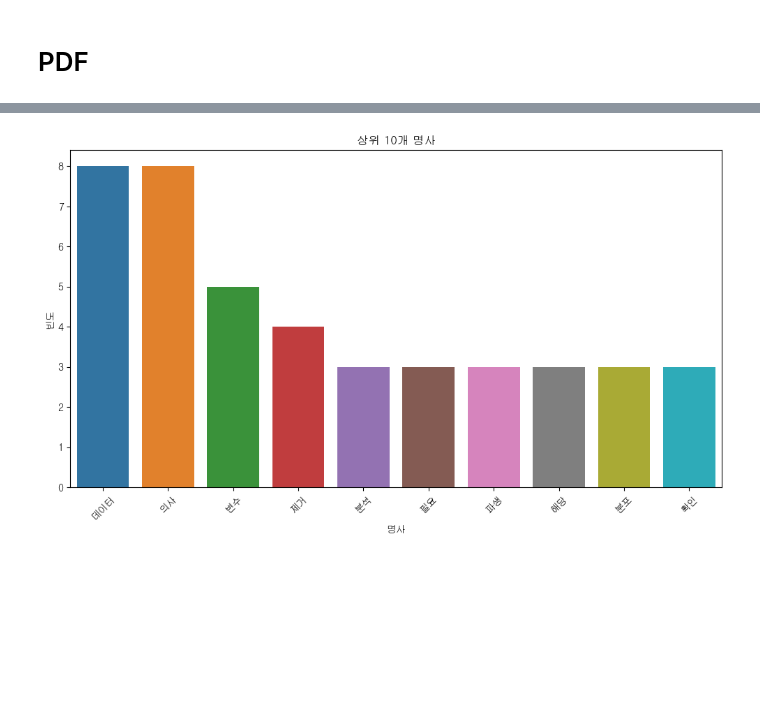
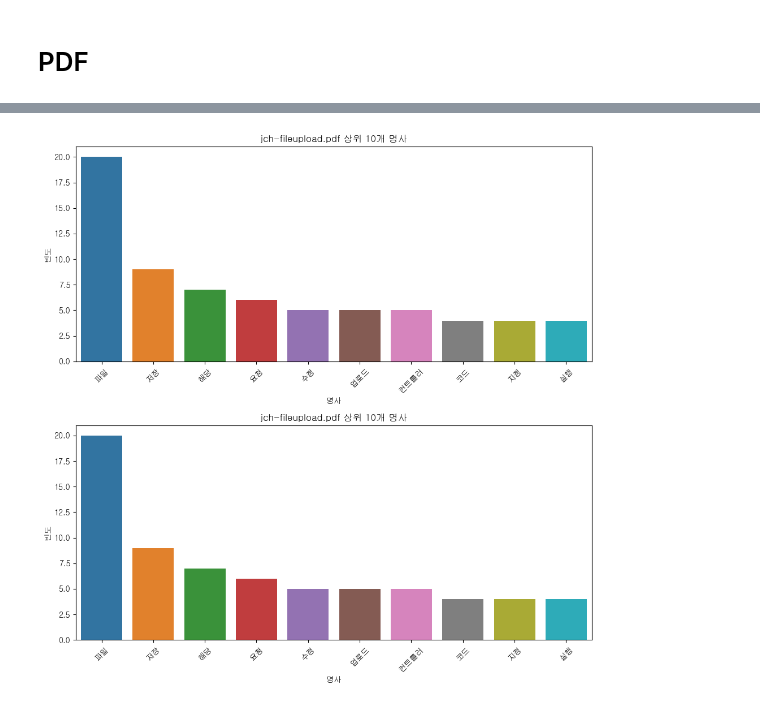
Before and after one commit to hehe7821/IMAPemailprj, a Jupyter notebook: pdf.ipynb, the cells around one changed output, grey strips where cells are left out. Drawn from its saved outputs; the diff is of its cells as text; code cells hidden in the pictures; blank space fills up the shorter version.

```diff
--- a/pdf.ipynb
+++ b/pdf.ipynb
@@ -26,7 +26,7 @@ mail.select("inbox")
 # %%
 # 1. 최근 10개 메일만 확인
 result, data = mail.search(None, "ALL")
-mail_ids = data[0].split()[-10:]
+mail_ids = data[0].split()[-2:]
 
 target_mail_ids = []
 
@@ -175,16 +202,23 @@ rc('font', family = font_name)
 # %%
 import seaborn as sns
 import matplotlib.pyplot as plt
 
-top10_df = pd.DataFrame(text.vocab().most_common(10), columns=["noun", "count"])
+fig, ax = plt.subplots(len(pdf_nouns_df), 1, figsize=(10, 5 * len(pdf_nouns_df)))
 
-plt.figure(figsize=(10, 6))
-sns.barplot(data=top10_df, x="noun", y="count", hue="noun", legend=False)
-plt.title("상위 10개 명사")
-plt.xlabel("명사")
-plt.ylabel("빈도")
-plt.xticks(rotation=45)
+if len(pdf_nouns_df) == 1:
+    ax = [ax]
+
+for i in range(len(pdf_nouns_df)):
+    text = Text(pdf_nouns_df['nouns'][i])
+    top10_df = pd.DataFrame(text.vocab().most_common(10), columns=["noun", "count"])
+
+    sns.barplot(data=top10_df, x="noun", y="count", hue="noun", legend=False, ax=ax[i])
+    ax[i].set_title(f"{pdf_nouns_df['title'][i]} 상위 10개 명사")
+    ax[i].set_xlabel("명사")
+    ax[i].set_ylabel("빈도")
+    ax[i].tick_params(axis='x', rotation=45)
+
 plt.tight_layout()
 plt.show()
 # %% [output]
-[figure, old version]
+[figure, new version]
```
Also changed, not shown: parts of 12 cells of this notebook.
